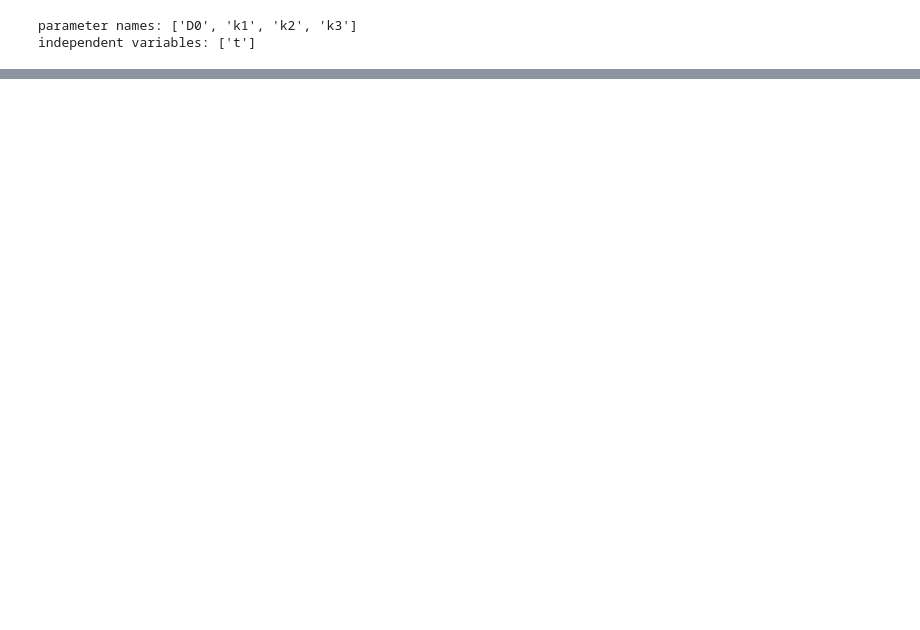
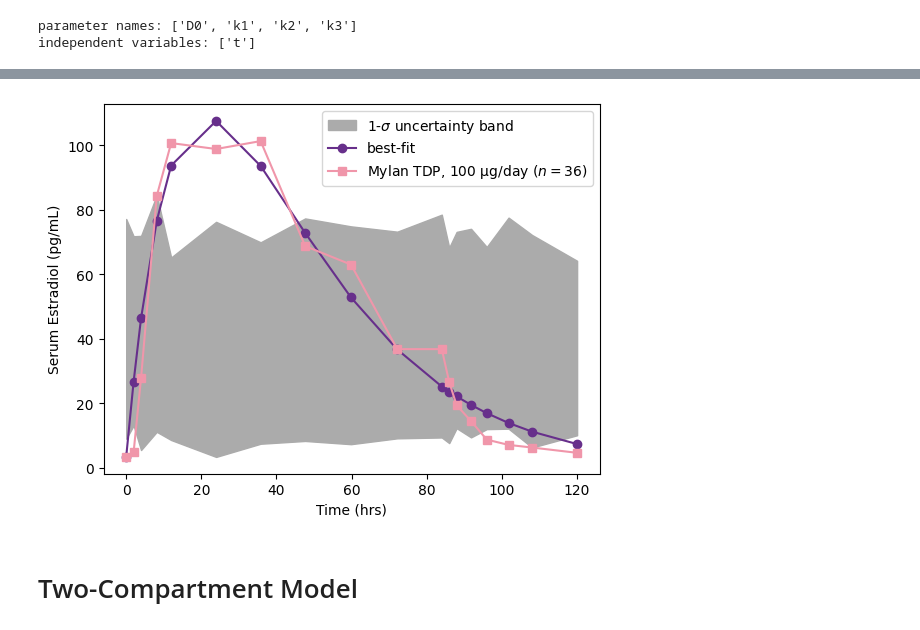
Before and after one commit to transturion/modeling, a Jupyter notebook: Serum_Estradiol_3-Compartment.ipynb, the cells around one changed output, grey strips where cells are left out. Cells and saved outputs as stored; diff of their text form; code cells hidden in the pictures; blank space fills up the shorter version.

```diff
--- a/Serum_Estradiol_3-Compartment.ipynb
+++ b/Serum_Estradiol_3-Compartment.ipynb
@@ -251,0 +314,2 @@ We are having trouble getting a good fit. To resolve this, we try to simplify ou
+# %%
+lmfit.report_fit(result_emcee)
@@ -251,0 +424,13 @@ We are having trouble getting a good fit. To resolve this, we try to simplify ou
+# %%
+MylanTDP100ecmeeHat = np.zeros((np.size(MylanTDP100[:,0]), np.size(result_emcee.flatchain['D0'])))
+
+for i in range(np.size(result_emcee.flatchain['D0'])):
+
+    # extract fitted paramters
+    #pMylanTDP100ecmeeHat = (result_emcee.flatchain["D0"][i], result_emcee.flatchain["k1"][i], result_emcee.flatchain["k2"][i], result_emcee.flatchain["k3"][i])
+
+    # compute the model using the fitted parameters
+    MylanTDP100ecmeeHat[:,i] = E2Dose(MylanTDP100[:,0], result_emcee.flatchain["D0"][i],
+                                      result_emcee.flatchain["k1"][i],
+                                      result_emcee.flatchain["k2"][i],
+                                      result_emcee.flatchain["k3"][i])
@@ -251,0 +445,11 @@ We are having trouble getting a good fit. To resolve this, we try to simplify ou
+# %%
+# compute the mean and standard deviation of estimated data points
+
+MylanTDP100ecmeeHatStddev = np.zeros(np.size(MylanTDP100[:,0]))
+MylanTDP100ecmeeHatMean = np.zeros(np.size(MylanTDP100[:,0]))
+
+for i in range(np.size(MylanTDP100[:,0])):
+    MylanTDP100ecmeeHatStddev[i] = np.std(MylanTDP100ecmeeHat[:,i])
+    MylanTDP100ecmeeHatMean[i] = np.mean(MylanTDP100ecmeeHat[:,i])
+
+MylanTDP100ecmeeHatStddev, MylanTDP100ecmeeHatMean
@@ -251,0 +465,17 @@ We are having trouble getting a good fit. To resolve this, we try to simplify ou
+# %%
+#dely1 = result_emcee.params[name].stderr
+#dely = result_emcee.eval_uncertainty(t=MylanTDP100[:,0], sigma=3)
+
+plt.fill_between(MylanTDP100[:,0], MylanTDP100ecmeeHatMean-MylanTDP100ecmeeHatStddev, MylanTDP100ecmeeHatMean+MylanTDP100ecmeeHatStddev,
+                 color="#ABABAB", label='1-$\sigma$ uncertainty band')
+plt.plot(MylanTDP100[:,0], result_emcee.best_fit, label='best-fit', color='#672F8B', marker='o')
+#bplt.scatter(MylanTDP100[:,0],result_emcee.best_fit)
+plt.plot(MylanTDP100[:,0], MylanTDP100[:,1], color='#F096AA', marker='s', label="Mylan TDP, 100 $\\rm\\mu g$/day ($n=36$)")
+plt.xlabel('Time (hrs)')
+plt.ylabel('Serum Estradiol (pg/mL)')
+plt.legend()
+plt.show()
+# %% [output]
+[figure, added]
+# %% [markdown]
+# Two-Compartment Model
```
Also changed, not shown: parts of 24 cells of this notebook.
